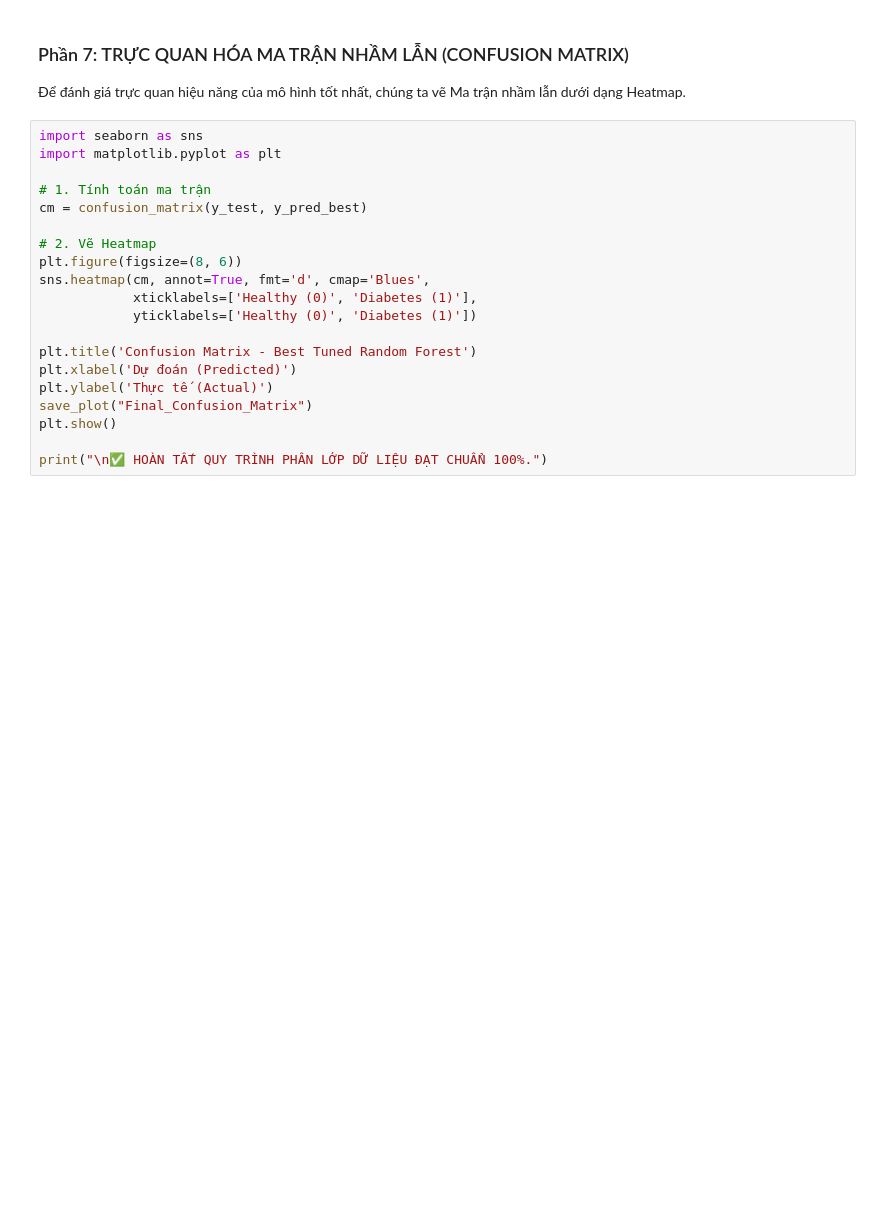
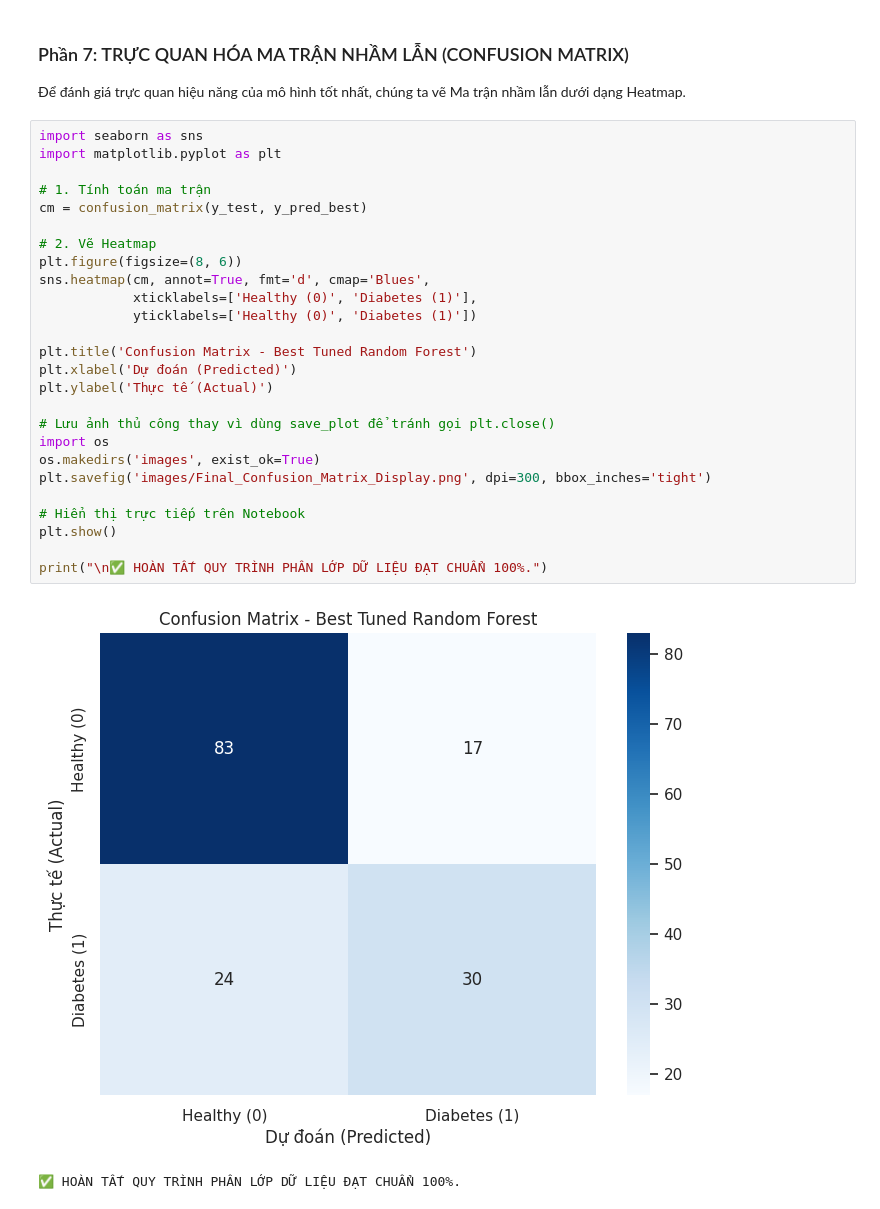
Before and after one commit to ThanhThien-coder/TH7-CSTTNT, a Jupyter notebook: Lab07_Pima_Classification.ipynb, the cells around one changed output. Saved outputs shown, nothing was run; the diff lists cells and outputs as text; blank space fills up the shorter version.

```diff
--- a/Lab07_Pima_Classification.ipynb
+++ b/Lab07_Pima_Classification.ipynb
@@ -387,20 +456,29 @@ print(classification_report(y_test, y_pred_best))
 # %%
 import seaborn as sns
 import matplotlib.pyplot as plt
 
 # 1. Tính toán ma trận
 cm = confusion_matrix(y_test, y_pred_best)
 
 # 2. Vẽ Heatmap
 plt.figure(figsize=(8, 6))
 sns.heatmap(cm, annot=True, fmt='d', cmap='Blues',
             xticklabels=['Healthy (0)', 'Diabetes (1)'],
             yticklabels=['Healthy (0)', 'Diabetes (1)'])
 
 plt.title('Confusion Matrix - Best Tuned Random Forest')
 plt.xlabel('Dự đoán (Predicted)')
 plt.ylabel('Thực tế (Actual)')
-save_plot("Final_Confusion_Matrix")
+
+# Lưu ảnh thủ công thay vì dùng save_plot để tránh gọi plt.close()
+import os
+os.makedirs('images', exist_ok=True)
+plt.savefig('images/Final_Confusion_Matrix_Display.png', dpi=300, bbox_inches='tight')
+
+# Hiển thị trực tiếp trên Notebook
 plt.show()
 
 print("\n✅ HOÀN TẤT QUY TRÌNH PHÂN LỚP DỮ LIỆU ĐẠT CHUẨN 100%.")
+# %% [output]
+[figure, added]
+✅ HOÀN TẤT QUY TRÌNH PHÂN LỚP DỮ LIỆU ĐẠT CHUẨN 100%.
```
Also changed, not shown: parts of 5 cells of this notebook, 2 other files.
